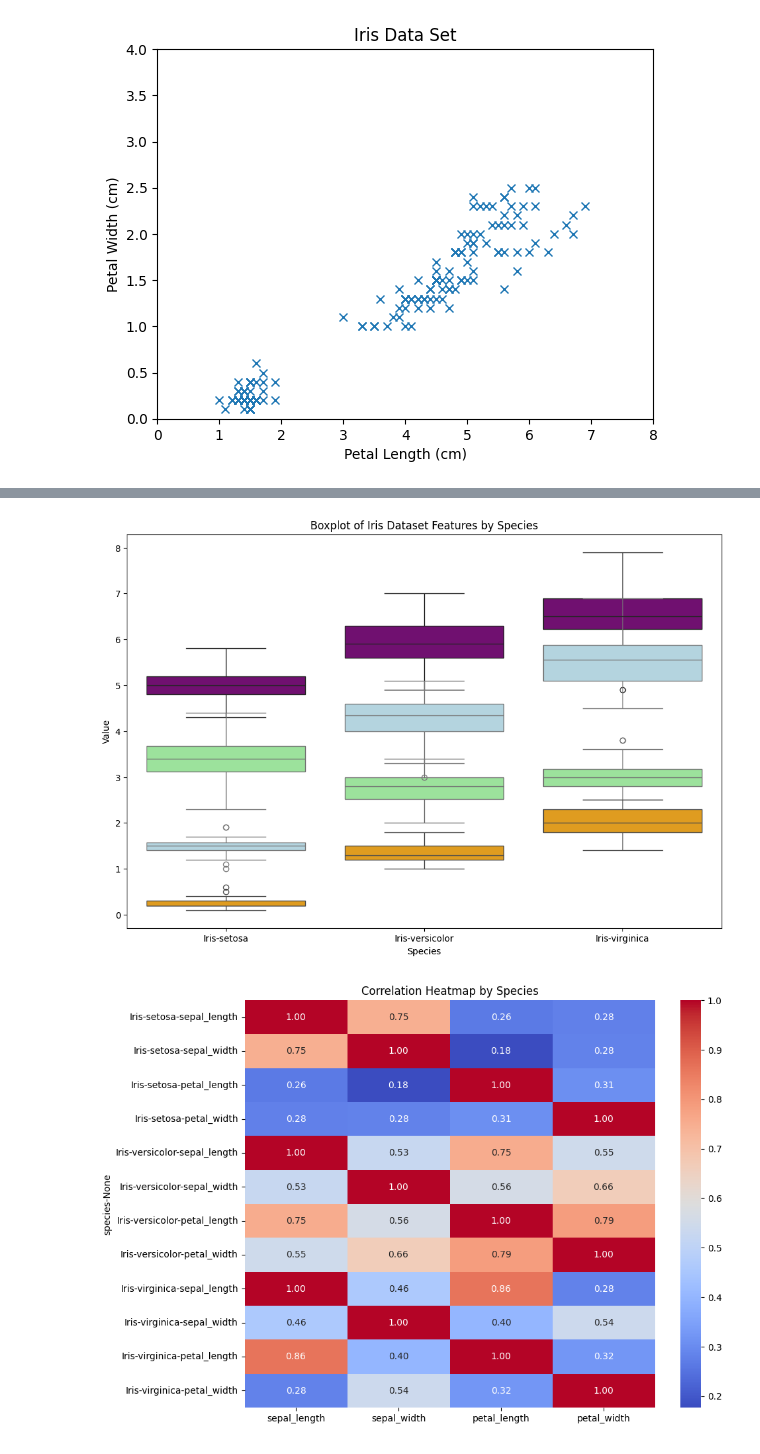
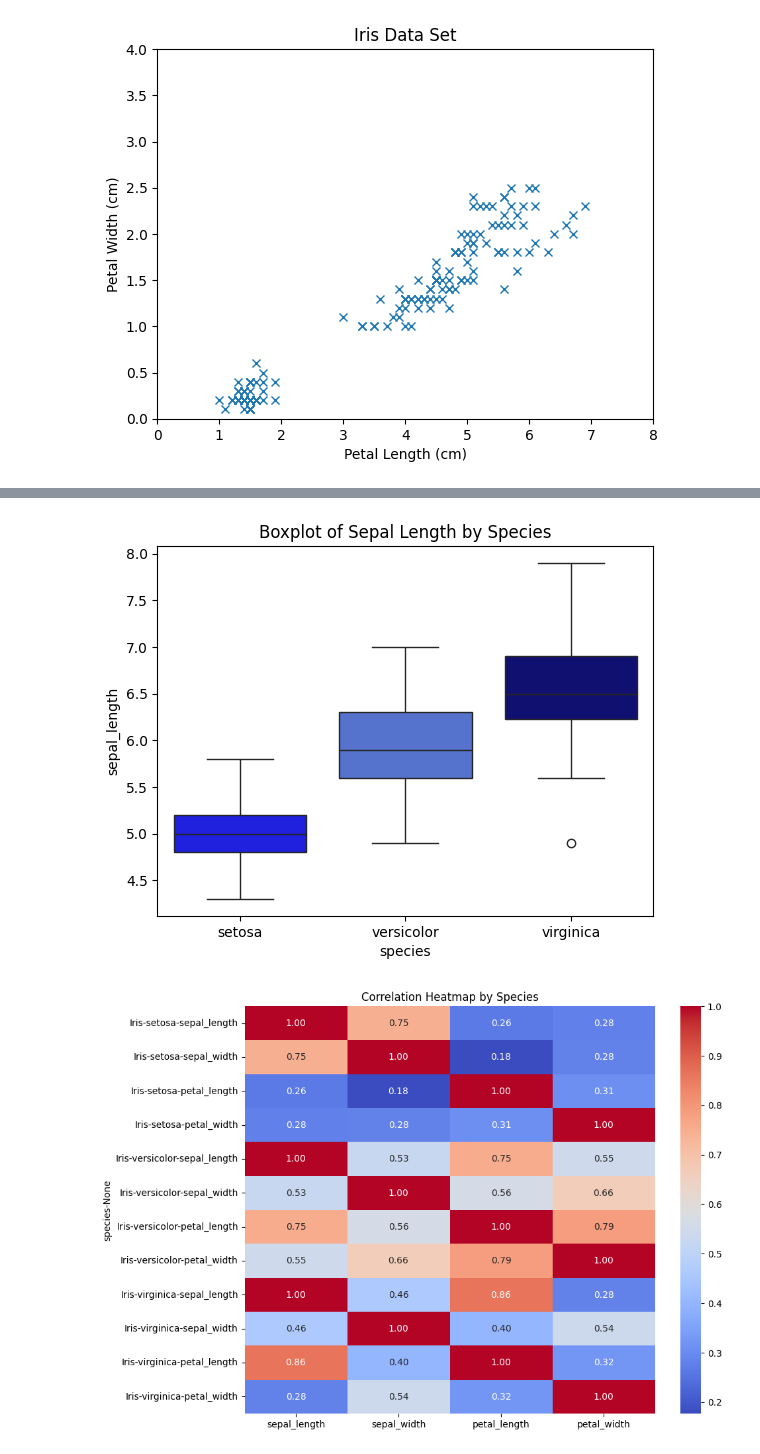
Before and after one commit to CarlosRigueti/pands-project, a Jupyter notebook: analysis.ipynb, the cells around one changed output, grey strips where cells are left out. Cells and saved outputs as stored; diff of their text form; code cells hidden in the pictures.

```diff
--- a/analysis.ipynb
+++ b/analysis.ipynb
@@ -353,27 +344,20 @@ ax.set_ylim(0, 4)
-# %%
-# Load the Iris dataset
-url = 'https://raw.githubusercontent.com/CarlosRigueti/pands-project/main/iris.csv'
-df = pd.read_csv(url)
-
-# Define colors for each feature
-colors = {'sepal_length': 'purple', 'sepal_width': 'lightgreen', 'petal_length': 'lightblue', 'petal_width': 'orange'}
-
-# Set the figure size
-plt.figure(figsize=(12, 8))  # Adjust the figsize as needed
-
-# Generate boxplots for each feature split by species
-for feature, color in colors.items():
-    sns.boxplot(x='species', y=feature, data=df, color=color)
-
-# Add title and labels
-plt.title('Boxplot of Iris Dataset Features by Species')
-plt.xlabel('Species')
-plt.ylabel('Value')
-
-# Show the plot
-plt.show()
-# %% [output]
-[figure, removed]
+# %%
+# Load the Iris dataset from Seaborn
+iris = sns.load_dataset('iris')
+
+# Define a color palette
+color_palette = ['blue', 'royalblue', 'navy']
+
+# Create a boxplot using Seaborn with hue for differentiating by species and the specified palette
+sns.boxplot(data=iris, x='species', y='sepal_length', hue='species', palette=color_palette)
+
+# Add a title
+plt.title('Boxplot of Sepal Length by Species')
+
+# Show the plot
+plt.show()
+# %% [output]
+[figure, added]
 # %%
 # Create a correlation matrix
 correlation_matrix = df.groupby('species').corr()
```
Also changed, not shown: parts of 9 cells of this notebook, 5 other files.
